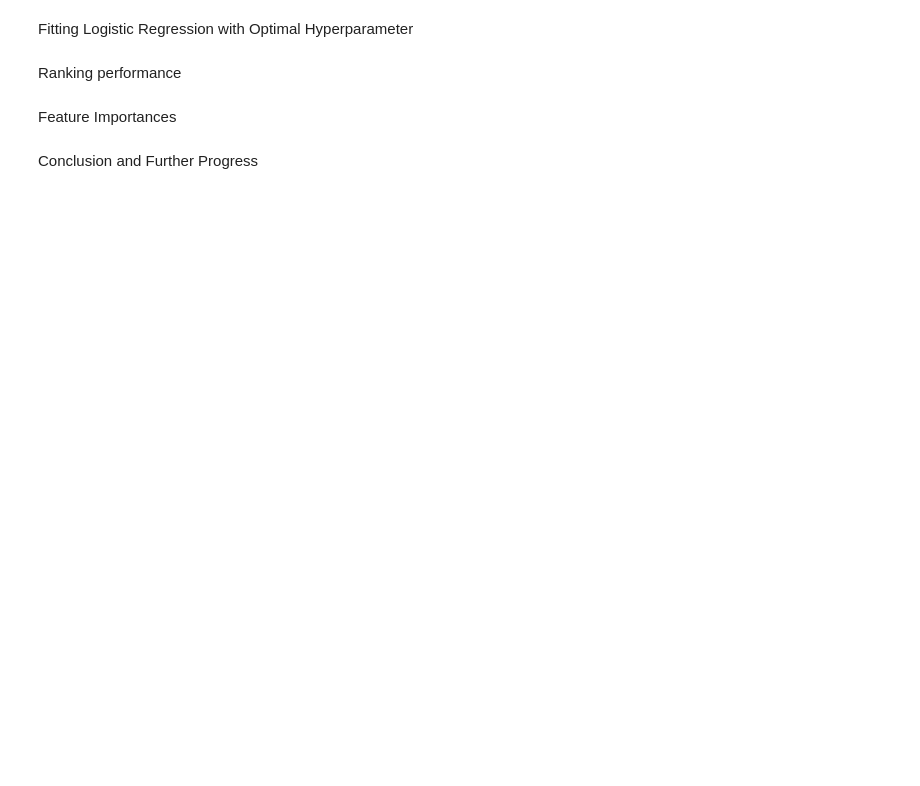
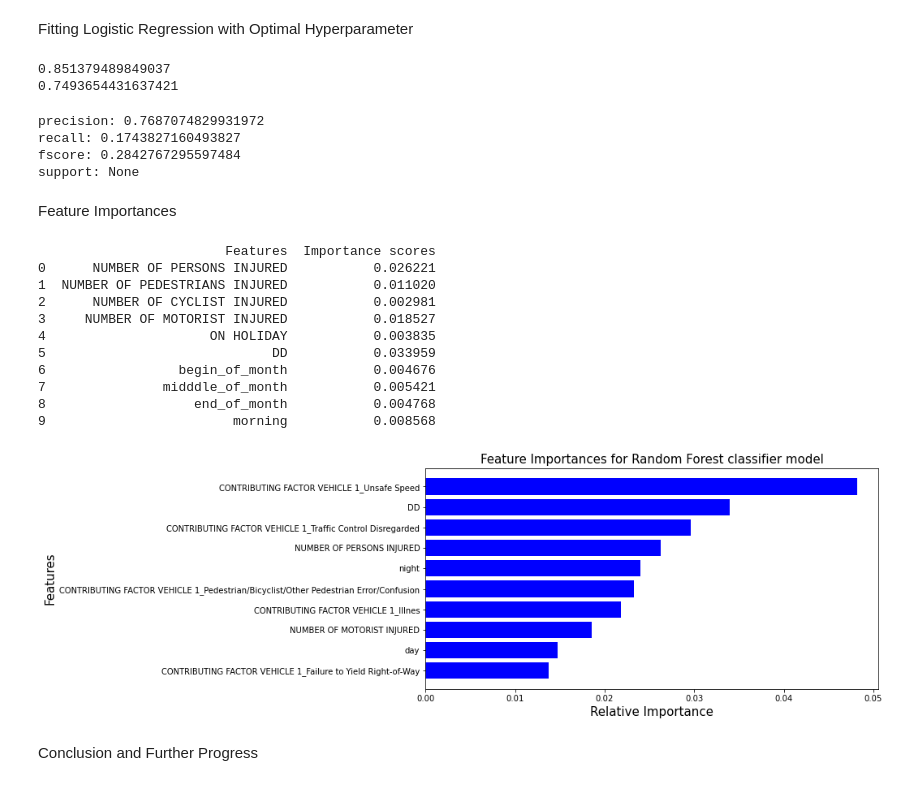
Before and after one commit to stefolosha/Capstone_2, a Jupyter notebook: Capstone_2_Modeling.ipynb, the cells around one changed output. Cells and saved outputs as stored; diff of their text form; code cells hidden in the pictures; blank space fills up the shorter version.

```diff
--- a/Capstone_2_Modeling.ipynb
+++ b/Capstone_2_Modeling.ipynb
@@ -75,0 +142,17 @@ print(Accuracy_rf)
+# %%
+from sklearn.ensemble import RandomForestClassifier
+
+# we bootstrap, use entropy and use 50 n_estimators just as starting points for this model
+
+rf = RandomForestClassifier(bootstrap=True,n_estimators=50,criterion='entropy', random_state =1)
+rf.fit(X_train, y_train)
+
+#Predict using the model:
+
+y_predict_rf = rf.predict(X_test)
+
+from sklearn.metrics import confusion_matrix
+cnf_matrix = confusion_matrix(y_test, y_predict_rf)
+print(cnf_matrix)
+Accuracy_rf=rf.score(X_test,y_test)
+print(Accuracy_rf)
@@ -164,10 +364,11 @@ print(rs.best_score_)
 # %% [markdown]
 Fiiting Random Forest with optimal Hyperparameters
 # %%
-rf = # the hyperparameters from the test
+rf = RandomForestClassifier(min_samples_split=16, n_estimators=50, n_jobs=-1,
+                       random_state=1)
 rf.fit(X_train, y_train)
 y_predictions_rf = rf.predict(X_test)
-acc = accuracy_score(y_test, y_predictions)
+acc = accuracy_score(y_test, y_predictions_rf)
 cv = cross_val_score(rf, X_test, y_test,scoring='roc_auc').mean()
 print(acc)
 print(cv)
@@ -200,12 +441,13 @@ print(rs3.best_score_)
 # %% [markdown]
 Fitting Logistic Regression with Optimal Hyperparameter
 # %%
-logreg = # the hyperparameters from the test
+logreg = LogisticRegression(penalty = 'l2',random_state = 40, C= 1)
 logreg.fit(X_train, y_train)
-y_predictions_log = log.predict(X_test)
-acc = accuracy_score(y_test, y_predictions)
+y_predictions_log = logreg.predict(X_test)
+acc = accuracy_score(y_test, y_predictions_log)
 cv = cross_val_score(logreg, X_test, y_test,scoring='roc_auc').mean()
 print(acc)
 print(cv)
+# %% [output]
+0.851379489849037
+0.7493654431637421
-# %% [markdown]
-Ranking performance
@@ -214,20 +454,46 @@ Ranking performance
+# %%
+precision, recall, fscore, support = precision_recall_fscore_support(y_test, y_predictions_rf, average='binary')
+print('precision:', precision )
+print('recall:',recall)
+print('fscore:', fscore)
+print('support:',support)
+# %% [output]
+precision: 0.7687074829931972
+recall: 0.1743827160493827
+fscore: 0.2842767295597484
+support: None
 # %% [markdown]
 Feature Importances
 # %%
+#Feature importances:
+
 features = X
 importances = list(rf.feature_importances_)
-imp=np.sort(importances)
-tab=pd.DataFrame(list(zip(X,imp)),columns =['Features', 'Importance scores'])
-print(tab)
-
-
+tab=pd.DataFrame(list(zip(X,importances)),columns =['Features', 'Importance scores'])
+print(tab[:10])
+sorted_features =tab.sort_values(by=['Importance scores'], ascending=False)
+#Visual comparison:
 plt.figure(figsize=(10,5))
-#indices = np.argsort(importances)
-index = [0,1,2,3,4,5,6,7,8,9,10,11,12,13,14,15,16,17]
-_=plt.barh(index,imp, align='center',color='b')
+index = list(range(len(sorted_features[:10])))
+_=plt.barh(index,sorted_features['Importance scores'][:10], align='center',color='b')
 plt.xlabel('Relative Importance',fontsize=15)
 plt.ylabel('Features',fontsize=15)
-plt.yticks(index, features)
+plt.yticks(index, sorted_features['Features'][:10])
 plt.title('Feature Importances for Random Forest classifier model',fontsize=15)
+plt.gca().invert_yaxis()
 plt.savefig("28.png")
 plt.show()
+#len(importances)
+# %% [output]
+                        Features  Importance scores
+0      NUMBER OF PERSONS INJURED           0.026221
+1  NUMBER OF PEDESTRIANS INJURED           0.011020
+2      NUMBER OF CYCLIST INJURED           0.002981
+3     NUMBER OF MOTORIST INJURED           0.018527
+4                     ON HOLIDAY           0.003835
+5                             DD           0.033959
+6                 begin_of_month           0.004676
+7               midddle_of_month           0.005421
+8                   end_of_month           0.004768
+9                        morning           0.008568
+[figure, added]
```
Also changed, not shown: parts of 47 cells of this notebook.
